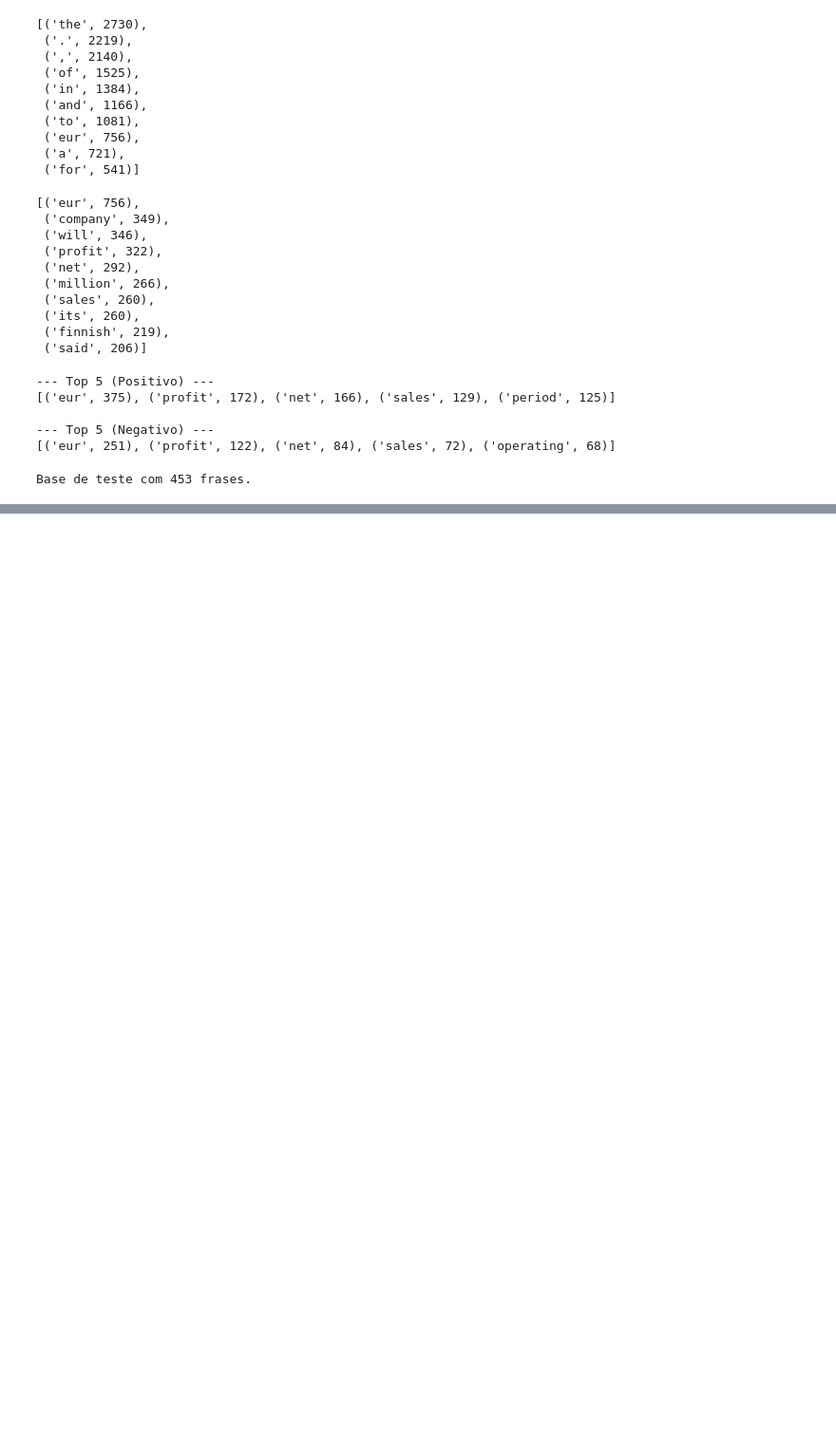
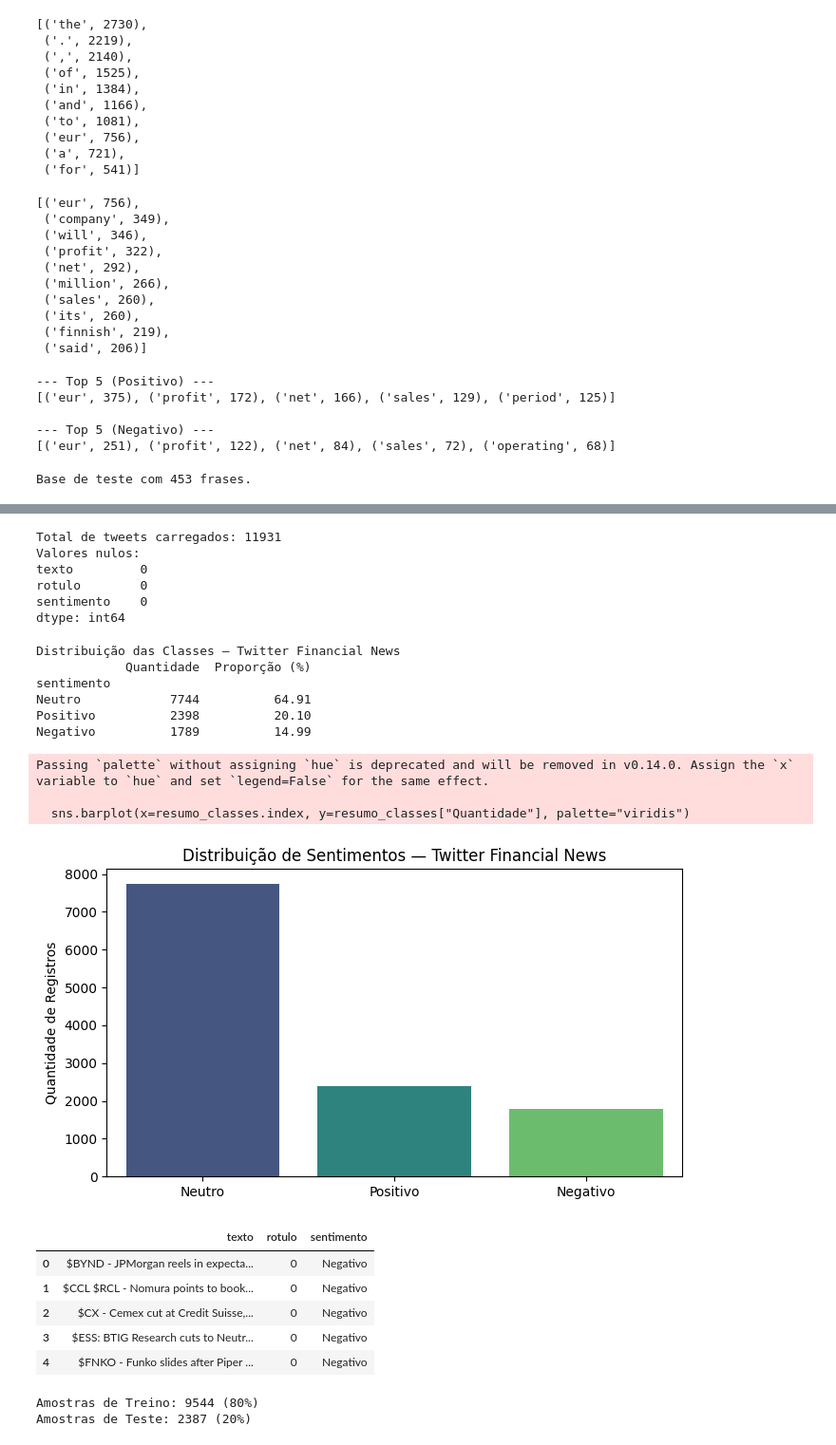
Before and after one commit to Flavio-98/financial-sentiment-analysis-transformers, a Jupyter notebook: Projeto2_AnaliseSentimento_MercadoFinanceiro.ipynb, the cells around one changed output, grey strips where cells are left out. Shown at 95% size. Saved outputs shown, nothing was run; the diff lists cells and outputs as text; code cells hidden in the pictures; blank space fills up the shorter version.

```diff
--- a/Projeto2_AnaliseSentimento_MercadoFinanceiro.ipynb
+++ b/Projeto2_AnaliseSentimento_MercadoFinanceiro.ipynb
@@ -186,0 +190,59 @@ weighted avg       0.97      0.97      0.97       453
+# %%
+import re
+from datasets import load_dataset
+
+dataset_twitter = load_dataset("zeroshot/twitter-financial-news-sentiment")
+
+df_train_raw = pd.DataFrame(dataset_twitter["train"])
+df_val_raw = pd.DataFrame(dataset_twitter["validation"])
+df_twitter = pd.concat([df_train_raw, df_val_raw], ignore_index=True)
+
+df_twitter = df_twitter.rename(columns={"text": "texto", "label": "rotulo"})
+
+mapa_sentimentos = {0: "Negativo", 1: "Positivo", 2: "Neutro"}
+df_twitter["sentimento"] = df_twitter["rotulo"].map(mapa_sentimentos)
+
+print(f"Total de tweets carregados: {len(df_twitter)}")
+print(f"Valores nulos:\n{df_twitter.isnull().sum()}\n")
+# %% [output]
+Total de tweets carregados: 11931
+Valores nulos:
+texto         0
+rotulo        0
+sentimento    0
+dtype: int64
+# %%
+resumo_classes = pd.DataFrame({
+    "Quantidade": df_twitter["sentimento"].value_counts(),
+    "Proporção (%)": (df_twitter["sentimento"].value_counts(normalize=True) * 100).round(2)
+})
+print("Distribuição das Classes — Twitter Financial News")
+print(resumo_classes)
+# %% [output]
+Distribuição das Classes — Twitter Financial News
+            Quantidade  Proporção (%)
+sentimento
+Neutro            7744          64.91
+Positivo          2398          20.10
+Negativo          1789          14.99
+# %%
+plt.figure(figsize=(7, 4))
+sns.barplot(x=resumo_classes.index, y=resumo_classes["Quantidade"], palette="viridis")
+plt.title("Distribuição de Sentimentos — Twitter Financial News")
+plt.ylabel("Quantidade de Registros")
+plt.xlabel("")
+plt.tight_layout()
+plt.show()
+
+df_twitter.head()
+# %% [output]
+Passing `palette` without assigning `hue` is deprecated and will be removed in v0.14.0. Assign the `x` variable to `hue` and set `legend=False` for the same effect.
+
+  sns.barplot(x=resumo_classes.index, y=resumo_classes["Quantidade"], palette="viridis")
+[figure, added]
+|  | texto | rotulo | sentimento |
+| 0 | $BYND - JPMorgan reels in expecta... | 0 | Negativo |
+| 1 | $CCL $RCL - Nomura points to book... | 0 | Negativo |
+| 2 | $CX - Cemex cut at Credit Suisse,... | 0 | Negativo |
+| 3 | $ESS: BTIG Research cuts to Neutr... | 0 | Negativo |
+| 4 | $FNKO - Funko slides after Piper ... | 0 | Negativo |
@@ -186,0 +256,14 @@ weighted avg       0.97      0.97      0.97       453
+# %%
+X_train, X_test, y_train, y_test = train_test_split(
+    df_twitter["texto_limpo"],
+    df_twitter["rotulo"],
+    test_size=0.20,
+    random_state=42,
+    stratify=df_twitter["rotulo"]
+)
+
+print(f"Amostras de Treino: {len(X_train)} (80%)")
+print(f"Amostras de Teste: {len(X_test)} (20%)")
+# %% [output]
+Amostras de Treino: 9544 (80%)
+Amostras de Teste: 2387 (20%)
```
Also changed, not shown: parts of 8 cells of this notebook.
